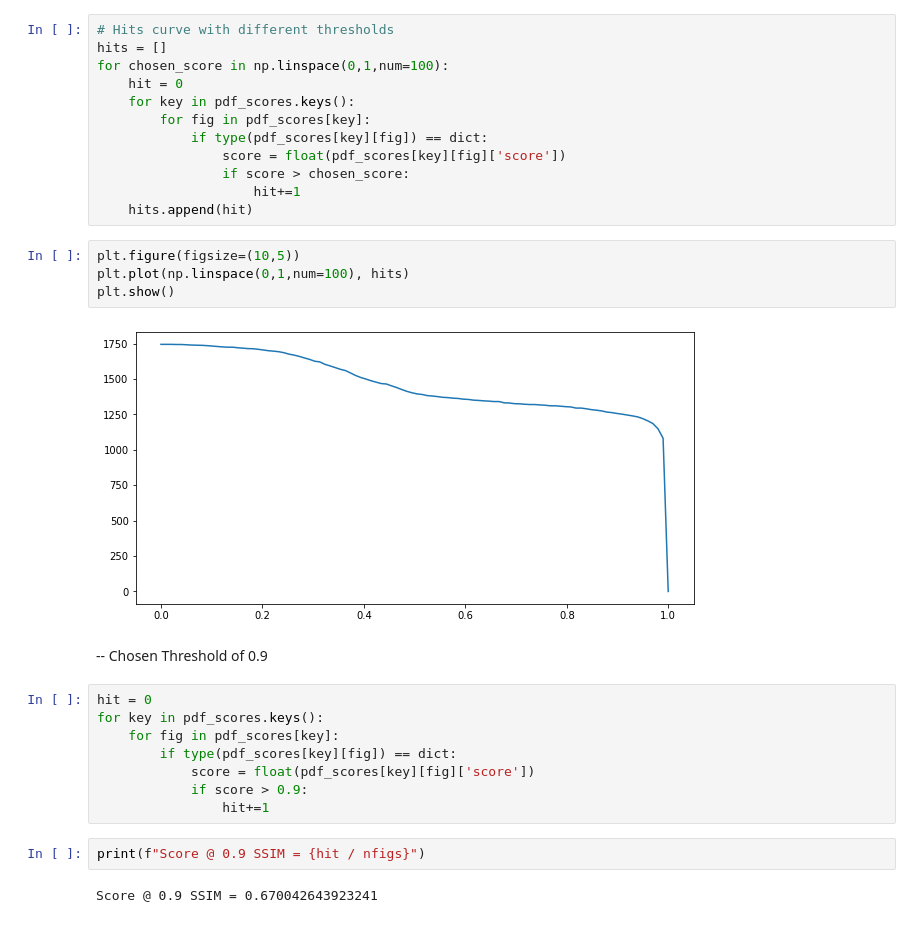
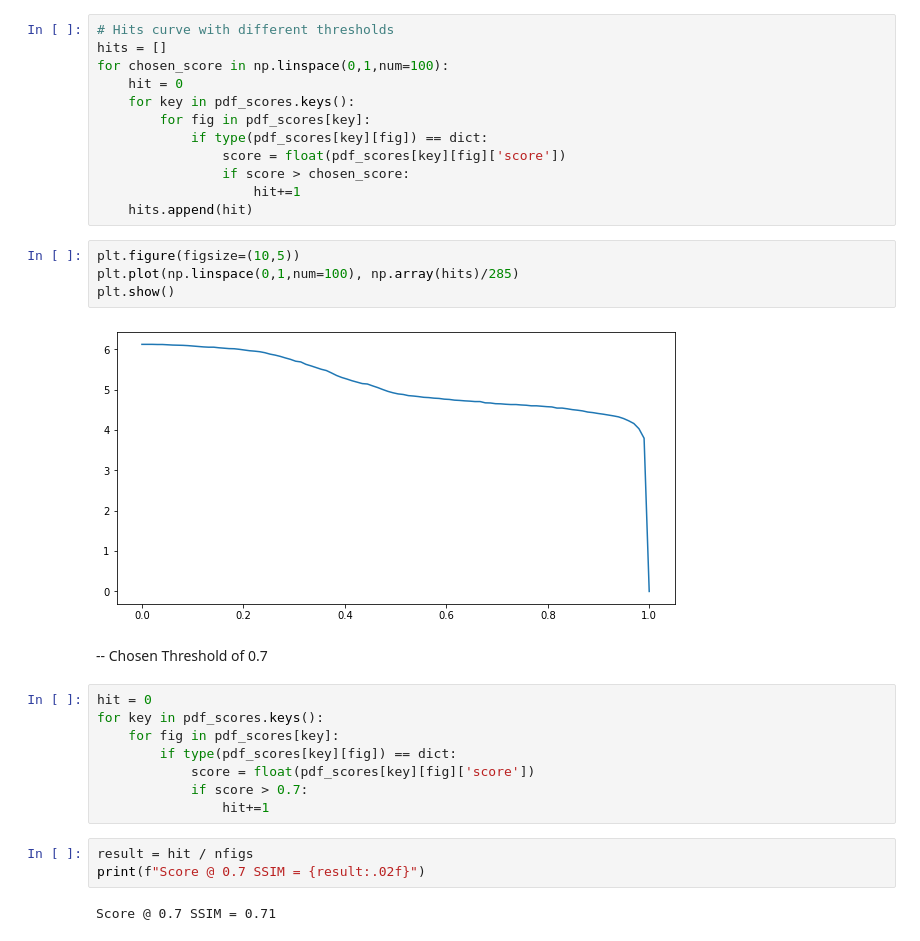
Before and after one commit to danielmoreira/sciint, a Jupyter notebook: PDF Image Extraction.ipynb, the cells around one changed output. Cells and saved outputs as stored; diff of their text form.

```diff
--- a/PDF Image Extraction.ipynb
+++ b/PDF Image Extraction.ipynb
@@ -386,21 +384,22 @@ for chosen_score in np.linspace(0,1,num=100):
     hits.append(hit)
 # %%
 plt.figure(figsize=(10,5))
-plt.plot(np.linspace(0,1,num=100), hits)
+plt.plot(np.linspace(0,1,num=100), np.array(hits)/285)
 plt.show()
 # %% [output]
-[figure, old version]
+[figure, new version]
 # %% [markdown]
--- Chosen Threshold of 0.9
+-- Chosen Threshold of 0.7
 # %%
 hit = 0
 for key in pdf_scores.keys():
     for fig in pdf_scores[key]:
         if type(pdf_scores[key][fig]) == dict:
             score = float(pdf_scores[key][fig]['score'])
-            if score > 0.9:
+            if score > 0.7:
                 hit+=1
-# %%
-print(f"Score @ 0.9 SSIM = {hit / nfigs}")
-# %% [output]
-Score @ 0.9 SSIM = 0.670042643923241
+# %%
+result = hit / nfigs
+print(f"Score @ 0.7 SSIM = {result:.02f}")
+# %% [output]
+Score @ 0.7 SSIM = 0.71
```
Also changed, not shown: parts of 2 cells of this notebook.
